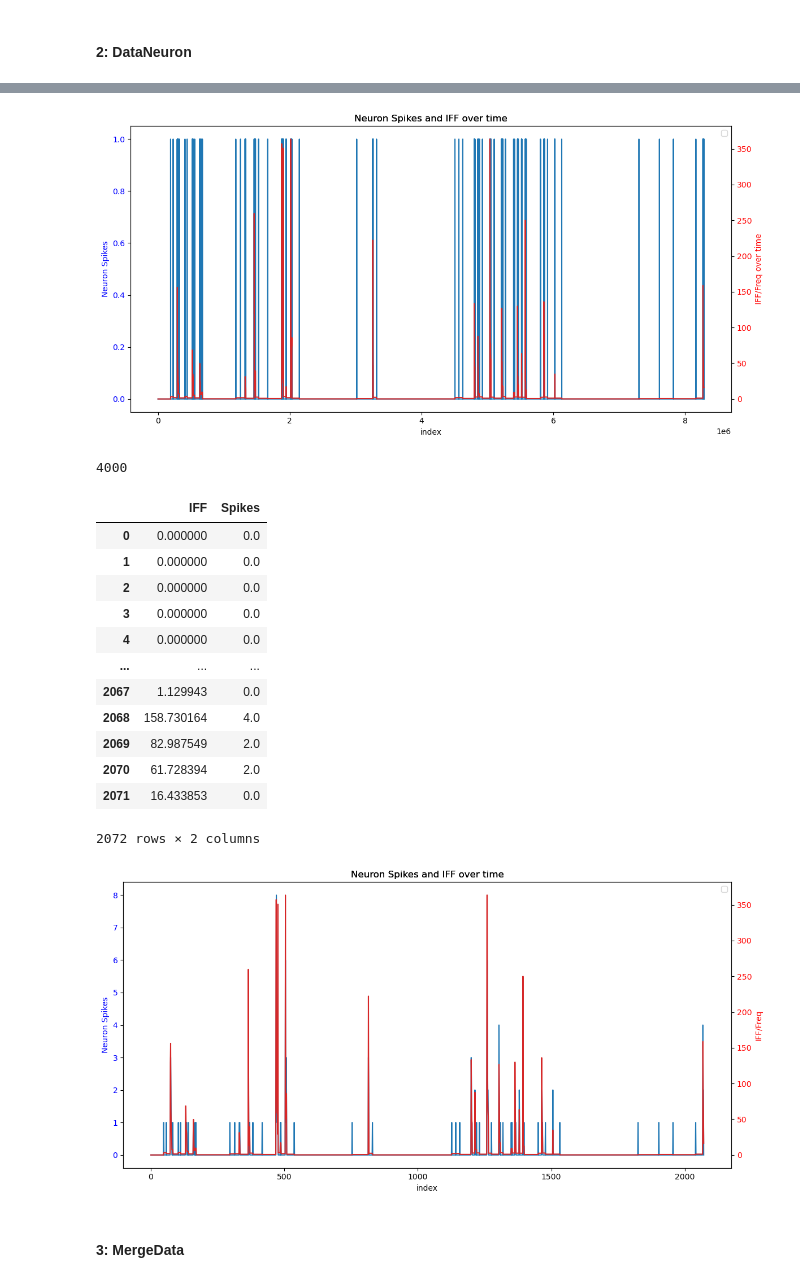
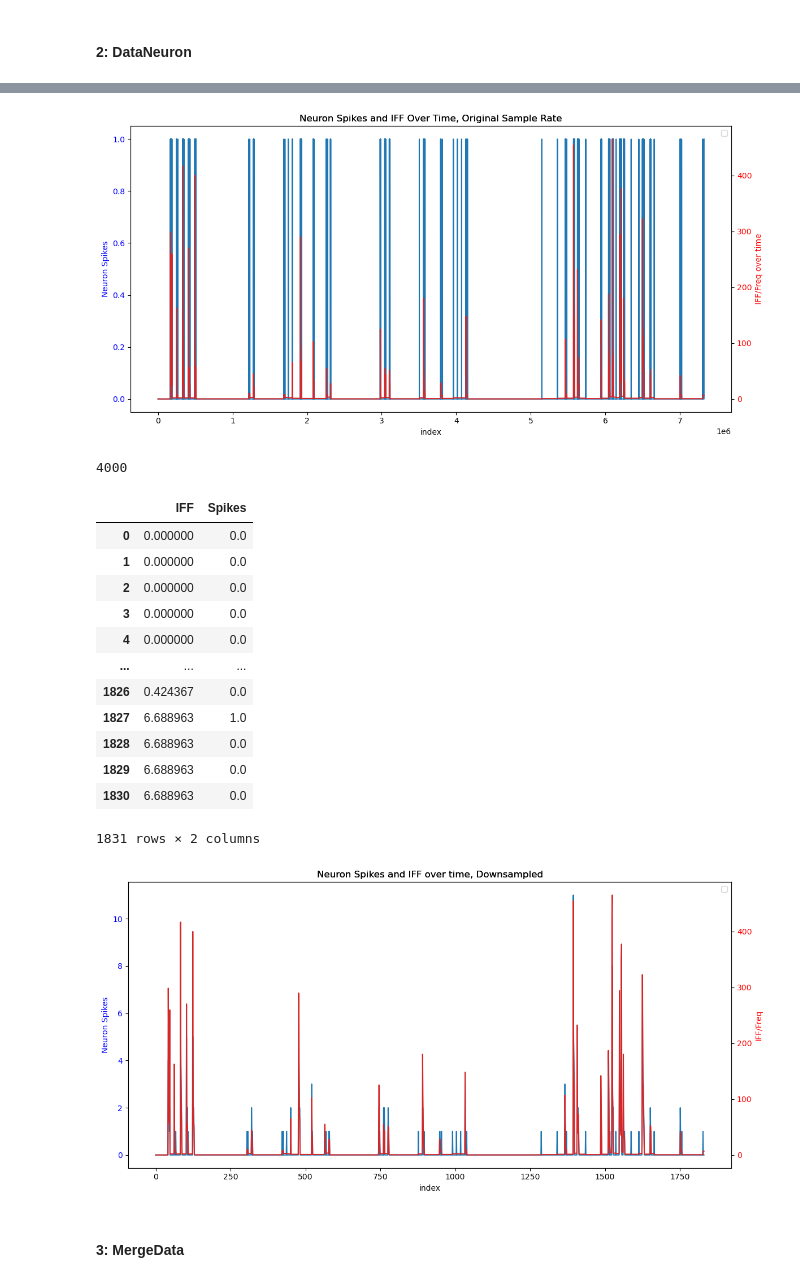
Before and after one commit to Periksvensson84/RF_mapping, a Jupyter notebook: RF_mapping/post_processing/examples.ipynb, the cells around one changed output, grey strips where cells are left out. Cells and saved outputs as stored; diff of their text form; code cells hidden in the pictures.

```diff
--- a/RF_mapping/post_processing/examples.ipynb
+++ b/RF_mapping/post_processing/examples.ipynb
@@ -97,6 +101,6 @@ Plotting.plot_homography_animated(data_dlc.homography_points,
 #### 2: DataNeuron
 # %%
 data_neuron = DataNeuron(
-    r"C:\Python Programming\LIU\Data\nerve accel data\20250306_MP_018_radial_2Sel_unit_6_RF_mapp_1_3740.xlsx",
+    r"C:\Python Programming\LIU\Data\nerve accel data\20250306_MP_018_radial_2Sel_unit_6_RF_mapp_2_3741.xlsx",
     120000
     )
@@ -103,14 +120,14 @@ data_neuron = DataNeuron(
 # %%
 columns = data_neuron.df.columns
 
 Plotting.plot_lines(data_neuron.df,
                     columns[1:],
                     xlabel="index",
                     ylabel_1="Neuron Spikes",
                     ylabel_2="IFF/Freq over time",
-                    title="Neuron Spikes and IFF over time")
+                    title="Neuron Spikes and IFF Over Time, Original Sample Rate")
 # %% [output]
-[figure, old version]
+[figure, new version]
 # %%
 data_neuron.downsample(30)
 # %% [output]
@@ -122,19 +139,19 @@ data_neuron.downsample(30)
 | 3 | 0.000000 | 0.0 |
 | 4 | 0.000000 | 0.0 |
 | ... | ... | ... |
-| 2067 | 1.129943 | 0.0 |
-| 2068 | 158.730164 | 4.0 |
-| 2069 | 82.987549 | 2.0 |
-| 2070 | 61.728394 | 2.0 |
-| 2071 | 16.433853 | 0.0 |
+| 1826 | 0.424367 | 0.0 |
+| 1827 | 6.688963 | 1.0 |
+| 1828 | 6.688963 | 0.0 |
+| 1829 | 6.688963 | 0.0 |
+| 1830 | 6.688963 | 0.0 |
-2072 rows × 2 columns
+1831 rows × 2 columns
 # %%
 Plotting.plot_lines(data_neuron.downsampled_df,
                     columns[1:],
                     "index", "Neuron Spikes", "IFF/Freq",
-                    "Neuron Spikes and IFF over time")
+                    "Neuron Spikes and IFF over time, Downsampled")
 # %% [output]
-[figure, old version]
+[figure, new version]
 # %% [markdown]
 #### 3: MergeData
 # %%
```
Also changed, not shown: parts of 26 cells of this notebook, 51 other files.
